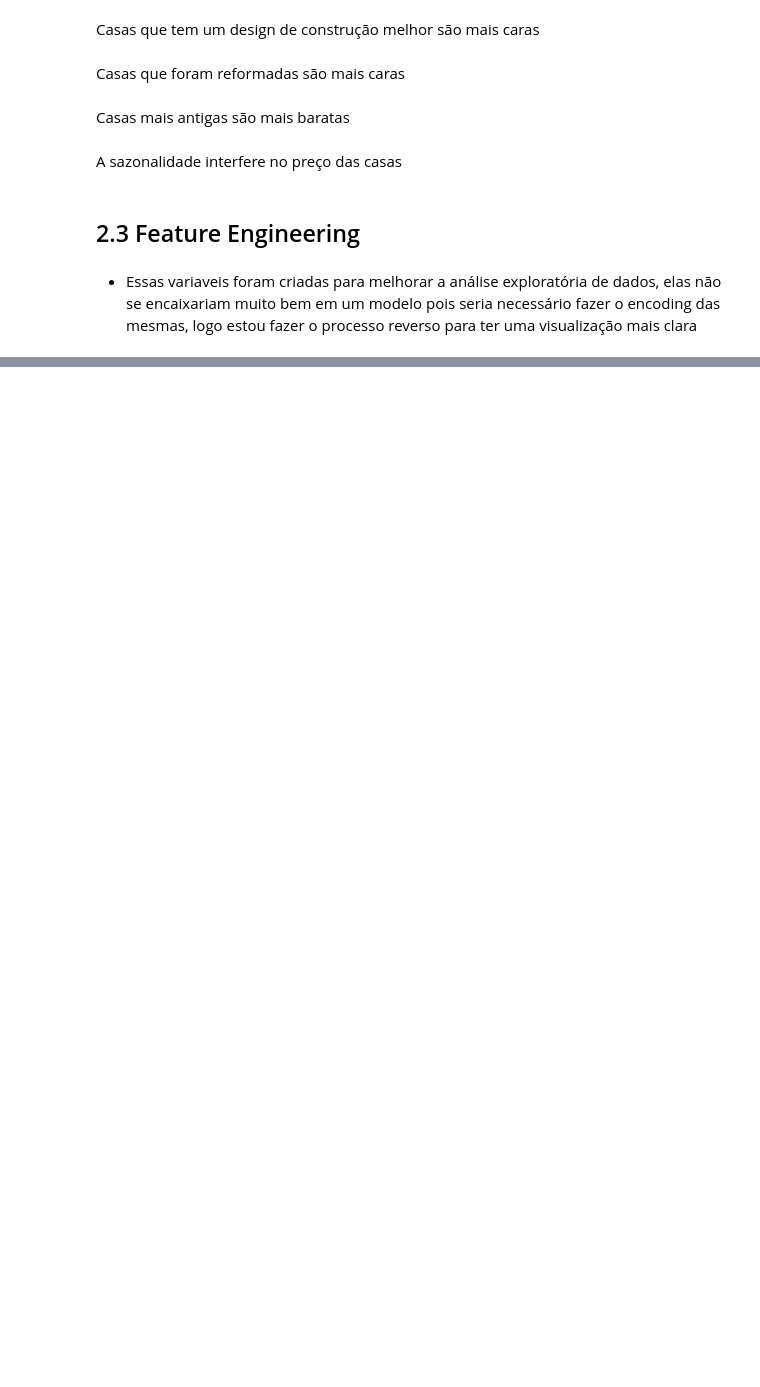
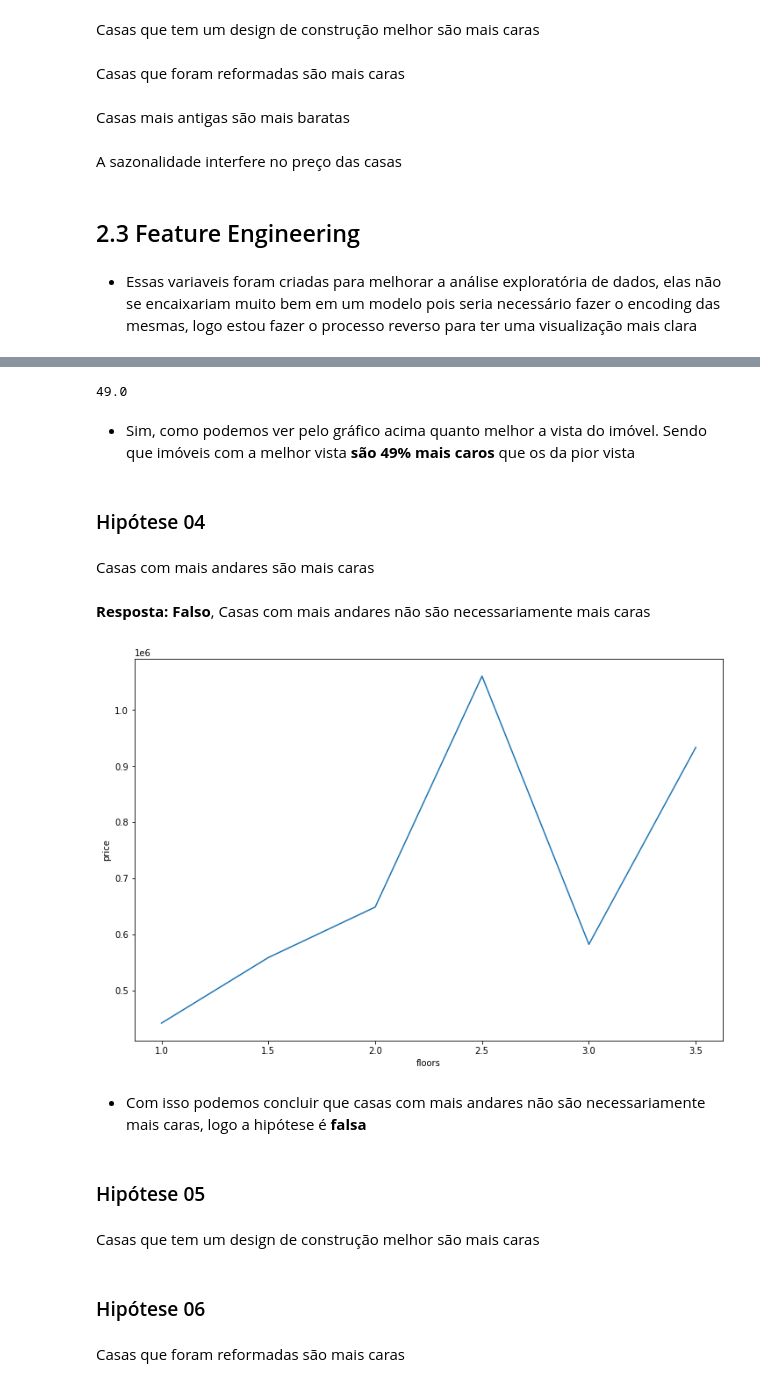
Before and after one commit to matheus-emanuel/House-Rocket-Insigths-Project, a Jupyter notebook: rocktseat_project.ipynb, the cells around one changed output, grey strips where cells are left out. Drawn from its saved outputs; the diff is of its cells as text; code cells hidden in the pictures; blank space fills up the shorter version.

```diff
--- a/rocktseat_project.ipynb
+++ b/rocktseat_project.ipynb
@@ -365,0 +435,32 @@ df2['season'] = df2['month'].map(season_of_year)
+# %%
+# Estou vendo quantos % as casas com  as melhores vistas são mais caras que as que tem a pior vista
+((h03['price'].values[4] - h03['price'].values[0]) / (h03['price'].values[4] + h03['price'].values[0])).round(2)*100
+# %% [output]
+49.0
+# %% [markdown]
+* Sim, como podemos ver pelo gráfico acima quanto melhor a vista do imóvel. Sendo que imóveis com a melhor vista **são 49% mais caros** que os da pior vista
+# %% [markdown]
+### Hipótese 04
+# %% [markdown]
+Casas com mais andares são mais caras
+# %% [markdown]
+**Resposta: Falso**, Casas com mais andares não são necessariamente mais caras
+# %%
+# Agrupando os preços por andares, por premissa andares que tem 0,5 serão imóveis que tem sotão ou porão
+h04 = df3[['price', 'floors']].groupby('floors').mean().reset_index()
+
+# Plotando o gráfico
+ax = sns.lineplot(x = 'floors', y = 'price', data = h04)
+ax.figure.set_size_inches(12,8)
+# %% [output]
+[figure, added]
+# %% [markdown]
+* Com isso podemos concluir que casas com mais andares não são necessariamente mais caras, logo a hipótese é **falsa**
+# %% [markdown]
+### Hipótese 05
+# %% [markdown]
+Casas que tem um design de construção melhor são mais caras
+# %% [markdown]
+### Hipótese 06
+# %% [markdown]
+Casas que foram reformadas são mais caras
```
Also changed, not shown: parts of 23 cells of this notebook.
